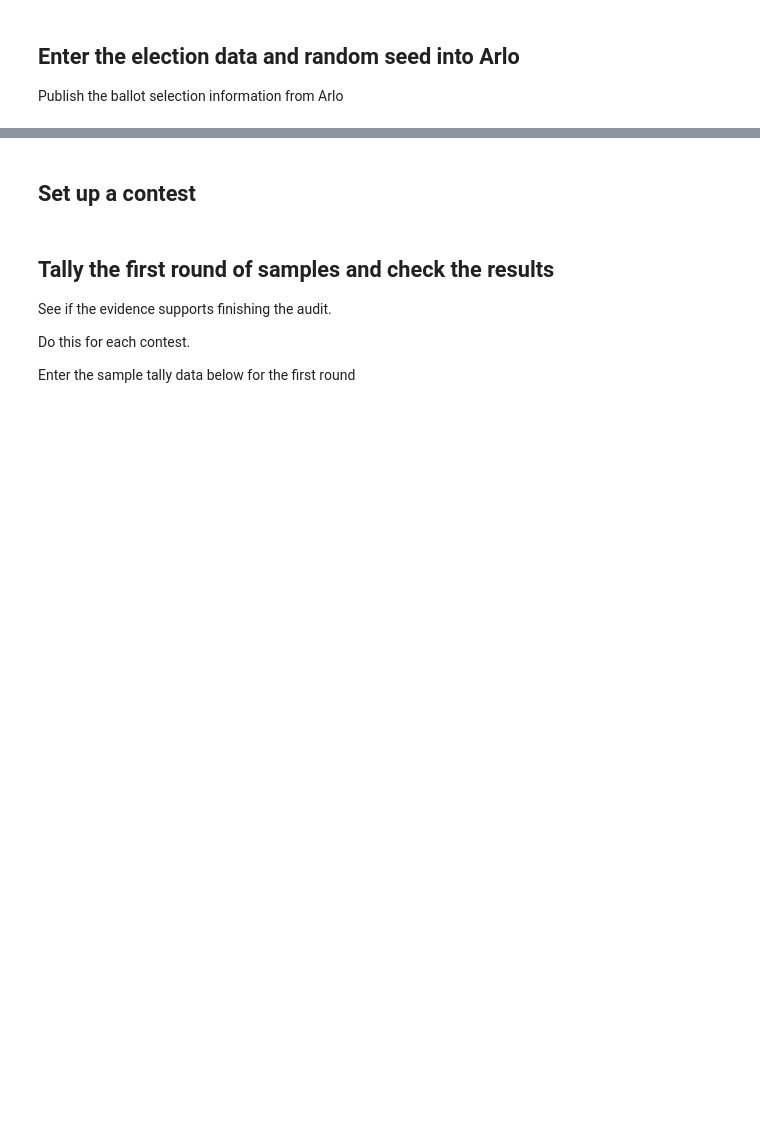
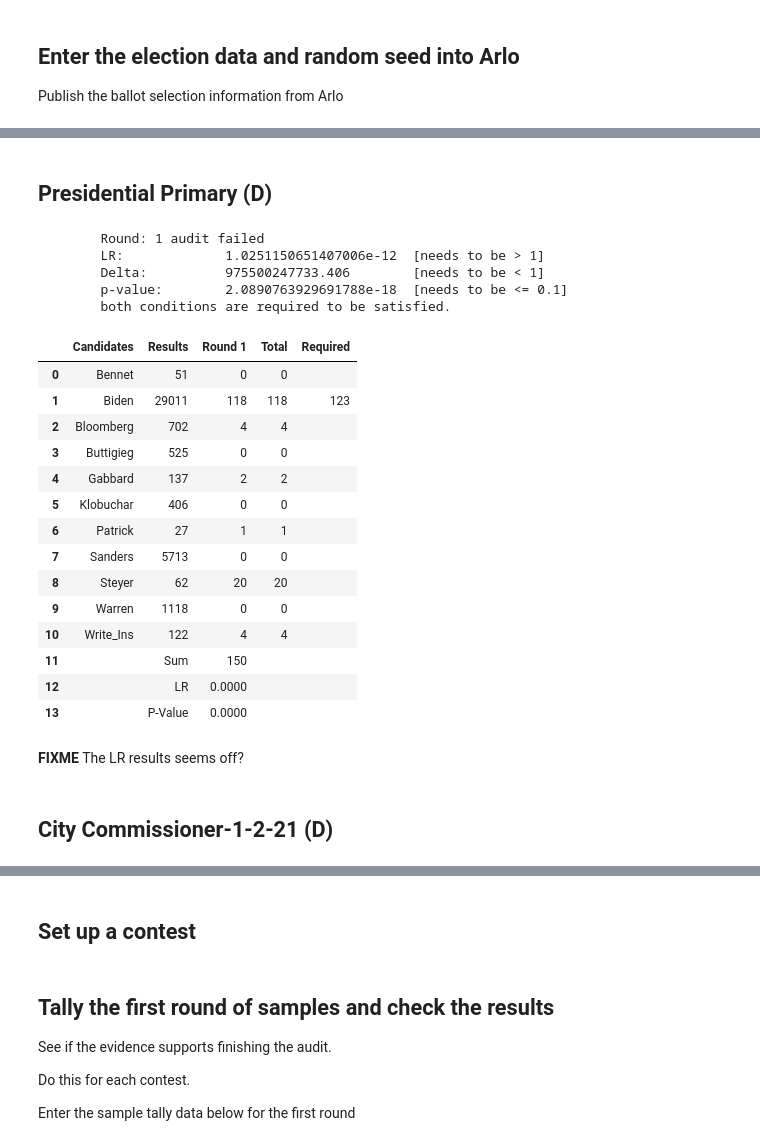
Before and after one commit to filipzz/athena, a Jupyter notebook: code/athena-montgomery.ipynb, the cells around one changed output, grey strips where cells are left out. Saved outputs shown, nothing was run; the diff lists cells and outputs as text; code cells hidden in the pictures; blank space fills up the shorter version.

Commit message:
Add results from actual Montgomery audit
TODO: Need to check presidential LR value - seems off.

```diff
--- a/code/athena-montgomery.ipynb
+++ b/code/athena-montgomery.ipynb
@@ -78,0 +87,36 @@ Publish the ballot selection information from Arlo
+# %% [markdown]
+## Presidential Primary (D)
+# %%
+contest = 'd_president'
+# %%
+w = Audit("athena", risk_limit)
+w.read_election_results(results_file)
+w.load_contest(contest)
+# %%
+w.set_observations(240, 150, [0, 118,4, 0, 2, 0, 1, 0, 20, 0, 4, 1])
+w.present_state()
+# %% [output]
+        Round: 1 audit failed
+        LR:             1.0251150651407006e-12  [needs to be > 1]
+        Delta:          975500247733.406        [needs to be < 1]
+        p-value:        2.0890763929691788e-18  [needs to be <= 0.1]
+        both conditions are required to be satisfied.
+|  | Candidates | Results | Round 1 | Total | Required |
+| 0 | Bennet | 51 | 0 | 0 |  |
+| 1 | Biden | 29011 | 118 | 118 | 123 |
+| 2 | Bloomberg | 702 | 4 | 4 |  |
+| 3 | Buttigieg | 525 | 0 | 0 |  |
+| 4 | Gabbard | 137 | 2 | 2 |  |
+| 5 | Klobuchar | 406 | 0 | 0 |  |
+| 6 | Patrick | 27 | 1 | 1 |  |
+| 7 | Sanders | 5713 | 0 | 0 |  |
+| 8 | Steyer | 62 | 20 | 20 |  |
+| 9 | Warren | 1118 | 0 | 0 |  |
+| 10 | Write_Ins | 122 | 4 | 4 |  |
+| 11 |  | Sum | 150 |  |  |
+| 12 |  | LR | 0.0000 |  |  |
+| 13 |  | P-Value | 0.0000 |  |  |
+# %% [markdown]
+**FIXME** The LR results seems off?
+# %% [markdown]
+## City Commissioner-1-2-21 (D)
```
Also changed, not shown: parts of 9 cells of this notebook.
